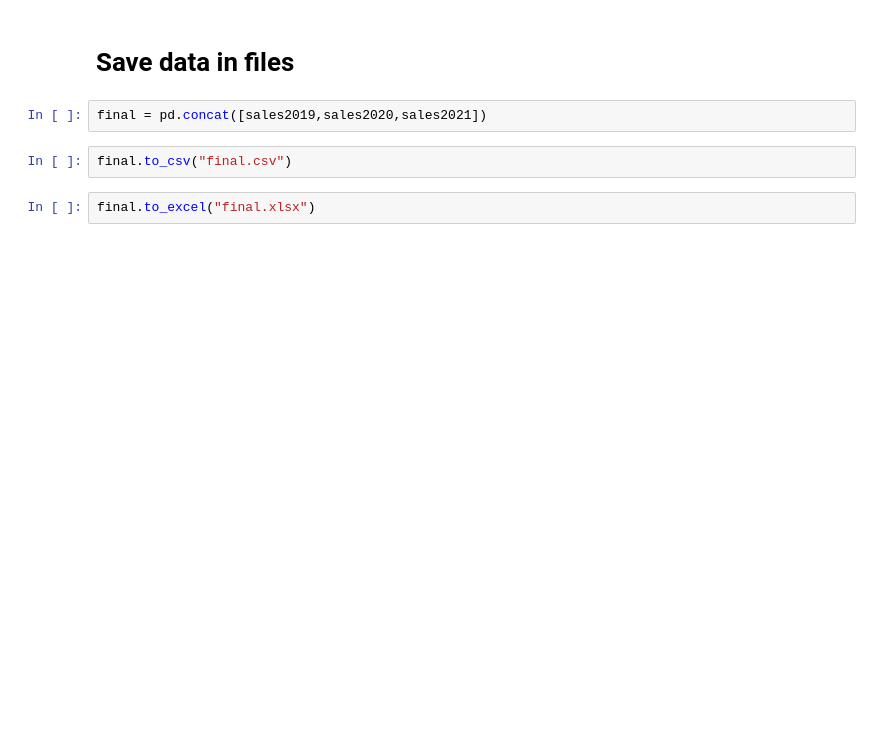
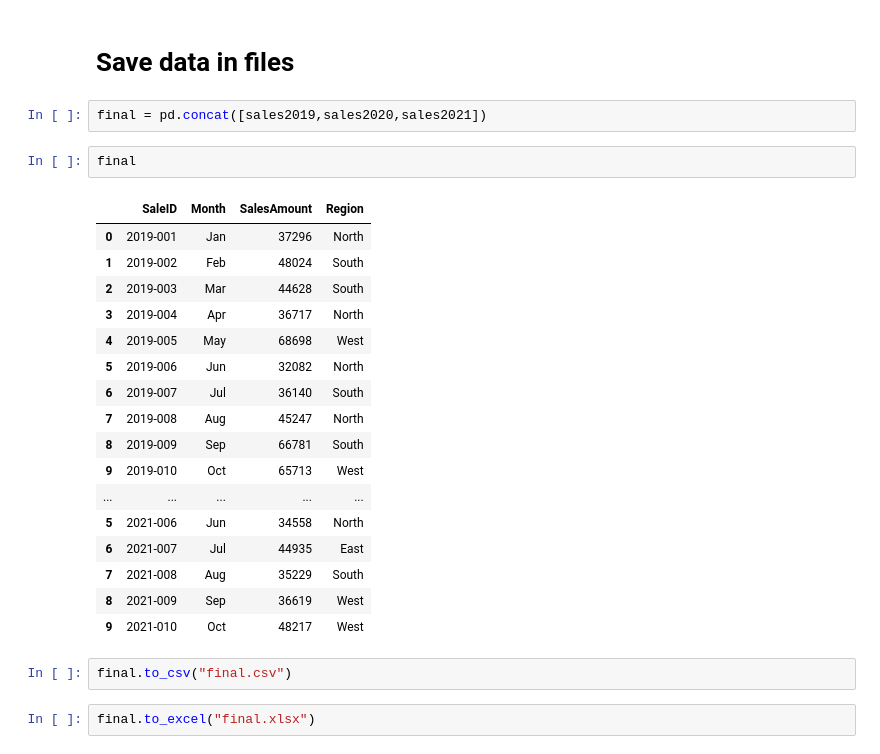
Before and after one commit to deveshpatwa/Free_Datasets, a Jupyter notebook: Python Class Files/Part 10 Pandas.ipynb, the cells around one changed output. Cells and saved outputs as stored; diff of their text form; blank space fills up the shorter version.

```diff
--- a/Python Class Files/Part 10 Pandas.ipynb
+++ b/Python Class Files/Part 10 Pandas.ipynb
@@ -945,6 +720,26 @@ pd.concat([sales2019,sales2020,sales2021])
 # Save data in files
 # %%
 final = pd.concat([sales2019,sales2020,sales2021])
+# %%
+final
+# %% [output]
+|  | SaleID | Month | SalesAmount | Region |
+| 0 | 2019-001 | Jan | 37296 | North |
+| 1 | 2019-002 | Feb | 48024 | South |
+| 2 | 2019-003 | Mar | 44628 | South |
+| 3 | 2019-004 | Apr | 36717 | North |
+| 4 | 2019-005 | May | 68698 | West |
+| 5 | 2019-006 | Jun | 32082 | North |
+| 6 | 2019-007 | Jul | 36140 | South |
+| 7 | 2019-008 | Aug | 45247 | North |
+| 8 | 2019-009 | Sep | 66781 | South |
+| 9 | 2019-010 | Oct | 65713 | West |
+| ... | ... | ... | ... | ... |
+| 5 | 2021-006 | Jun | 34558 | North |
+| 6 | 2021-007 | Jul | 44935 | East |
+| 7 | 2021-008 | Aug | 35229 | South |
+| 8 | 2021-009 | Sep | 36619 | West |
+| 9 | 2021-010 | Oct | 48217 | West |
 # %%
 final.to_csv("final.csv")
 # %%
```
Also changed, not shown: parts of 40 cells of this notebook, 7 other files.
